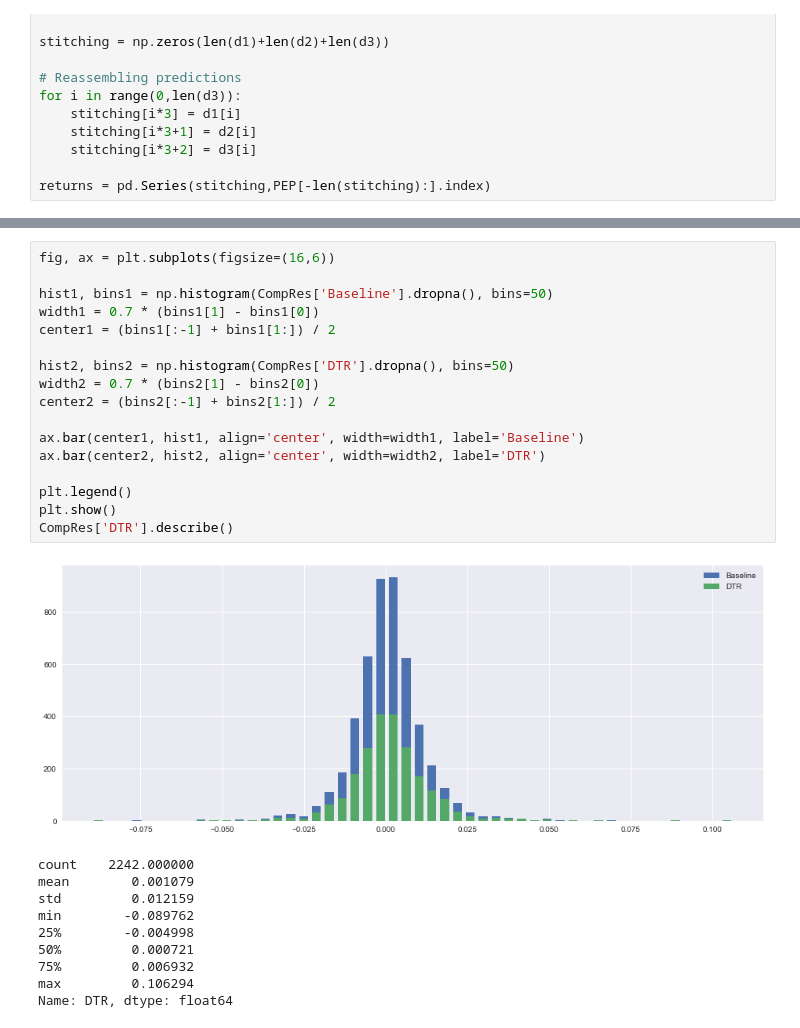
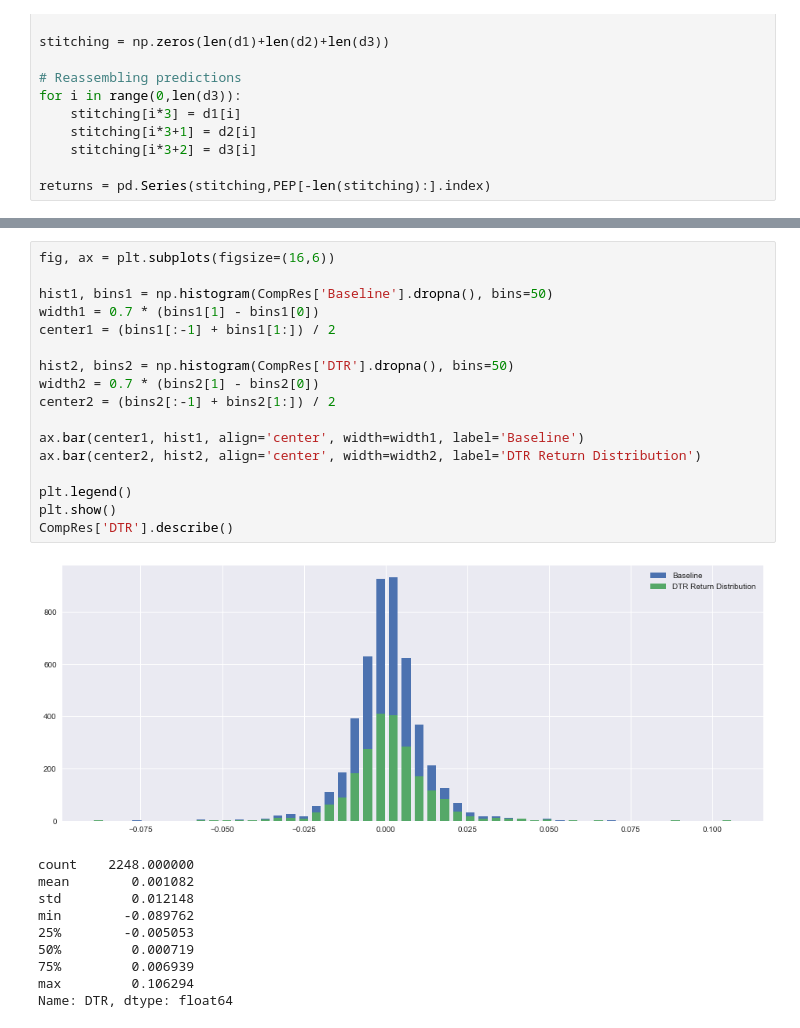
Before and after one commit to LongOnly/Quantitative-Notebooks, a Jupyter notebook: DecisionTreeRegressors.ipynb, the cells around one changed output, grey strips where cells are left out. Drawn from its saved outputs; the diff is of its cells as text.

```diff
--- a/DecisionTreeRegressors.ipynb
+++ b/DecisionTreeRegressors.ipynb
@@ -179,29 +179,29 @@ Name: Baseline, dtype: float64
 # %%
 fig, ax = plt.subplots(figsize=(16,6))
 
 hist1, bins1 = np.histogram(CompRes['Baseline'].dropna(), bins=50)
 width1 = 0.7 * (bins1[1] - bins1[0])
 center1 = (bins1[:-1] + bins1[1:]) / 2
 
 hist2, bins2 = np.histogram(CompRes['DTR'].dropna(), bins=50)
 width2 = 0.7 * (bins2[1] - bins2[0])
 center2 = (bins2[:-1] + bins2[1:]) / 2
 
 ax.bar(center1, hist1, align='center', width=width1, label='Baseline')
-ax.bar(center2, hist2, align='center', width=width2, label='DTR')
+ax.bar(center2, hist2, align='center', width=width2, label='DTR Return Distribution')
 
 plt.legend()
 plt.show()
 CompRes['DTR'].describe()
 # %% [output]
-[figure, old version]
+[figure, new version]
-count    2242.000000
-mean        0.001079
-std         0.012159
+count    2248.000000
+mean        0.001082
+std         0.012148
 min        -0.089762
-25%        -0.004998
-50%         0.000721
-75%         0.006932
+25%        -0.005053
+50%         0.000719
+75%         0.006939
 max         0.106294
 Name: DTR, dtype: float64
 # %%
```
Also changed, not shown: parts of 4 cells of this notebook, 3 other files.
